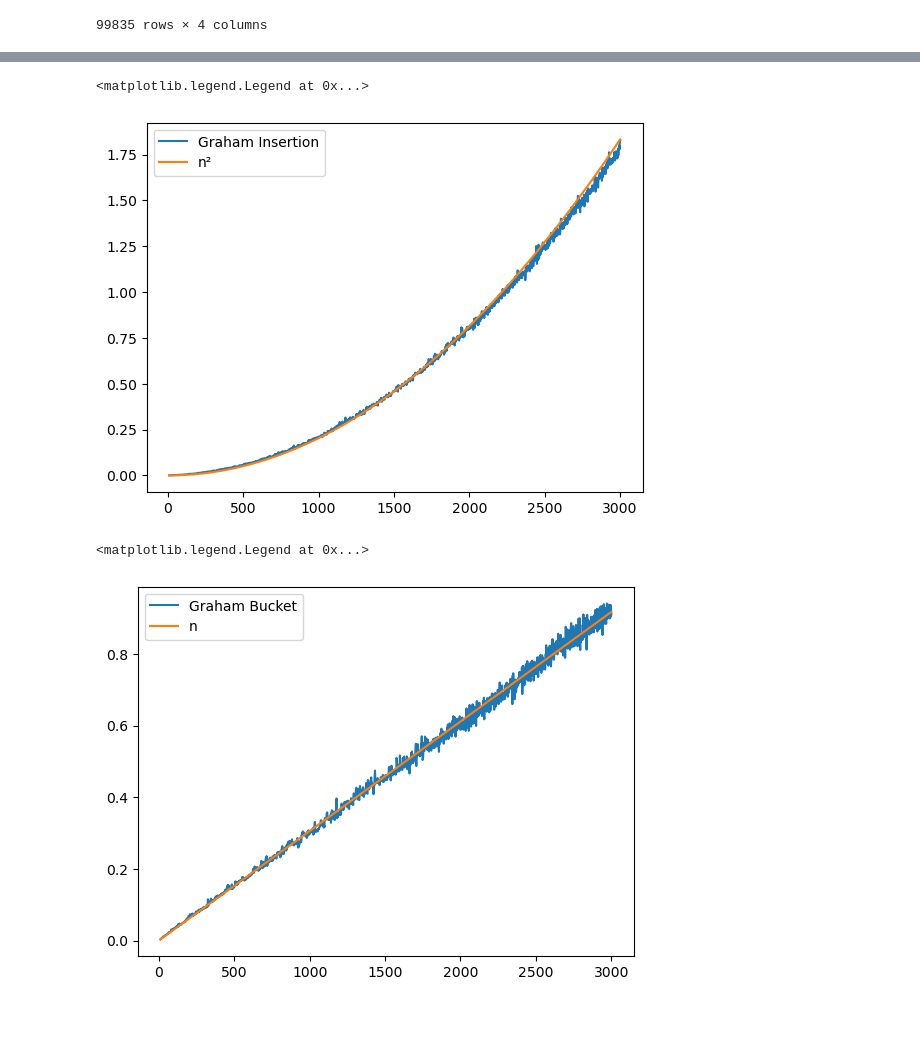
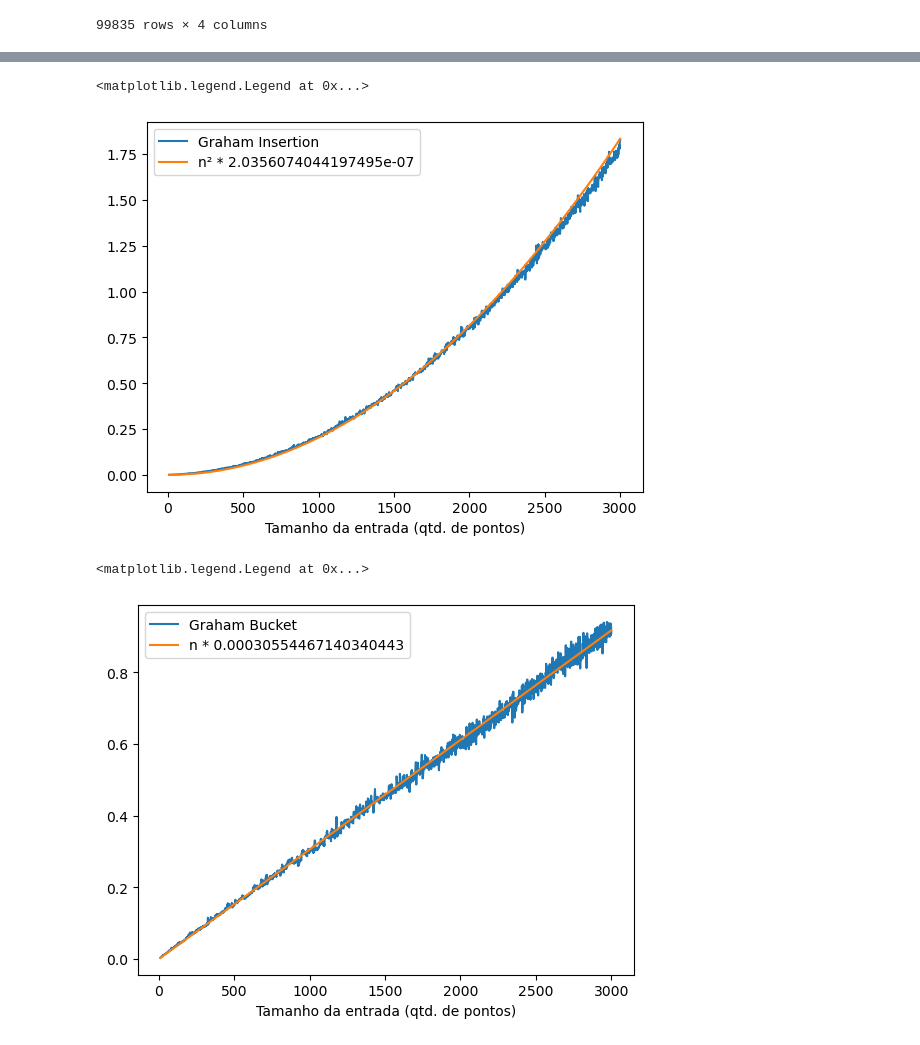
Before and after one commit to LuizFGRocha/TP2, a Jupyter notebook: Relatório.ipynb, the cells around one changed output, grey strips where cells are left out. Cells and saved outputs as stored; diff of their text form; code cells hidden in the pictures; blank space fills up the shorter version.

```diff
--- a/Relatório.ipynb
+++ b/Relatório.ipynb
@@ -70,16 +74,18 @@ plt.legend()
 # %%
 plt.plot(datfram['G_Insertion'] * constante_central_insertion, label='Graham Insertion')
-plt.plot(np.int32(np.linspace(10, 3000, 1990)), np.linspace(10, 3000, 1990) ** 2 * constante_central_n2, label='n²')
+plt.plot(np.int32(np.linspace(10, 3000, 1990)), np.linspace(10, 3000, 1990) ** 2 * constante_central_n2, label=f'n² * {constante_central_n2}')
+plt.xlabel('Tamanho da entrada (qtd. de pontos)')
 plt.legend()
 # %% [output]
 <matplotlib.legend.Legend at 0x...>
-[figure, old version]
+[figure, new version]
 # %%
 plt.plot(datfram['G_Bucket'], label='Graham Bucket')
-plt.plot(np.int32(np.linspace(10, 3000, 1990)), np.linspace(10, 3000, 1990) * constante_central_n, label='n')
+plt.plot(np.int32(np.linspace(10, 3000, 1990)), np.linspace(10, 3000, 1990) * constante_central_n, label=f'n * {constante_central_n}')
+plt.xlabel('Tamanho da entrada (qtd. de pontos)')
 plt.legend()
 # %% [output]
 <matplotlib.legend.Legend at 0x...>
-[figure, old version]
+[figure, new version]
 # %%
 plt.plot(datfram['Jarvis'], label='Jarvis')
```
Also changed, not shown: parts of 7 cells of this notebook.
